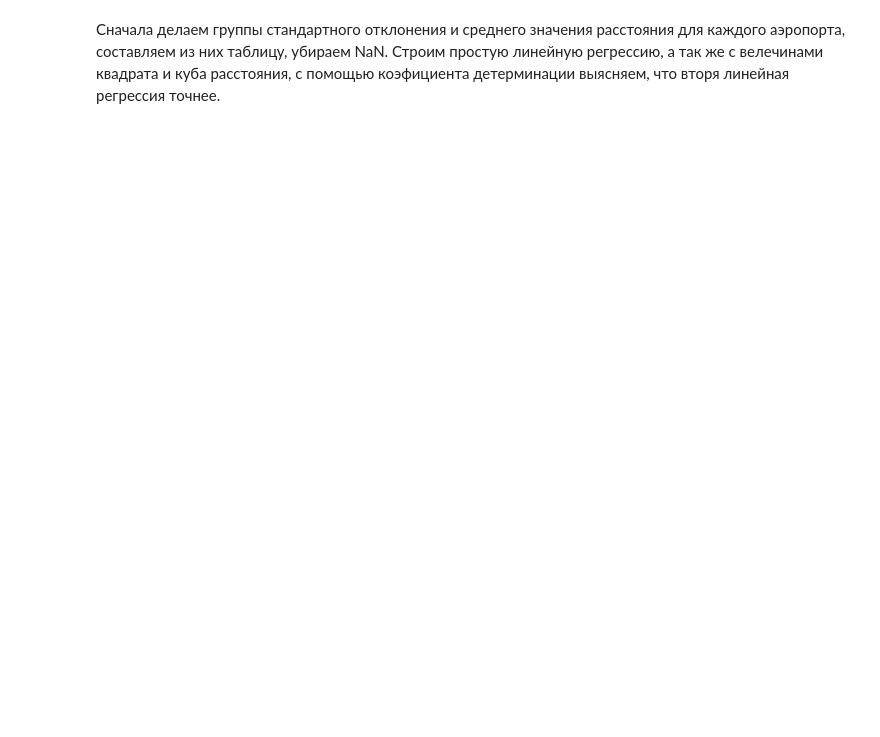
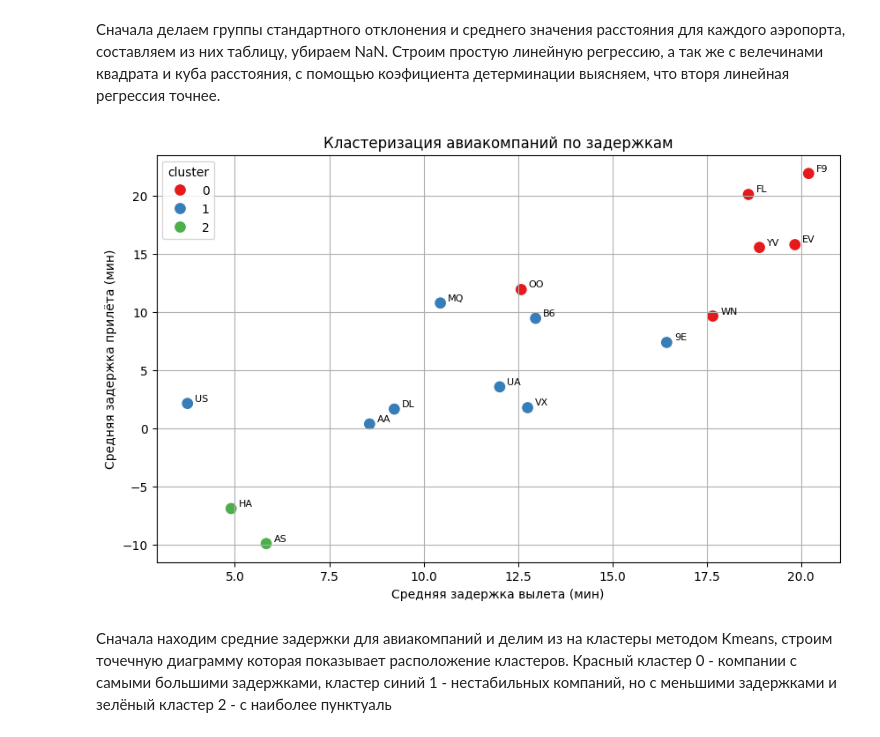
Before and after one commit to Stascute/Math_mfk_25, a Jupyter notebook: work.mfk.ipynb, the cells around one changed output. Cells and saved outputs as stored; diff of their text form; code cells hidden in the pictures; blank space fills up the shorter version.

```diff
--- a/work.mfk.ipynb
+++ b/work.mfk.ipynb
@@ -176,3 +128,38 @@ plt.show()
 Сначала делаем группы стандартного отклонения и среднего значения расстояния для каждого аэропорта, составляем из них таблицу,
 убираем NaN. Строим простую линейную регрессию, а так же с велечинами квадрата и куба расстояния, с помощью коэфициента детерминации выясняем,
 что вторя линейная регрессия точнее.
+# %%
+from sklearn.cluster import KMeans
+import seaborn as sns
+
+# 1. Группируем по авиакомпании и считаем средние задержки
+carrier_delays = FLIGHTS.groupby('carrier')[['dep_delay', 'arr_delay']].mean().reset_index()
+
+# 2. Применяем KMeans для кластеризации
+X = carrier_delays[['dep_delay', 'arr_delay']]
+kmeans = KMeans(n_clusters=3, random_state=42)
+carrier_delays['cluster'] = kmeans.fit_predict(X)
+
+
+# 4. Построим диаграмму
+plt.figure(figsize=(10, 6))
+sns.scatterplot(
+    data=carrier_delays,
+    x='dep_delay',
+    y='arr_delay',
+    hue='cluster',
+    palette='Set1',
+    s= 100
+)
+for i, row in carrier_delays.iterrows():
+    plt.text(row['dep_delay'] + 0.2, row['arr_delay'] + 0.2, row['carrier'], fontsize=8)
+
+plt.title('Кластеризация авиакомпаний по задержкам')
+plt.xlabel('Средняя задержка вылета (мин)')
+plt.ylabel('Средняя задержка прилёта (мин)')
+plt.grid(True)
+plt.show()
+# %% [output]
+[figure, added]
+# %% [markdown]
+Сначала находим средние задержки для авиакомпаний и делим из на кластеры методом Kmeans, строим точечную диаграмму которая показывает расположение кластеров. Красный кластер 0 - компании с самыми большими задержками, кластер синий 1 - нестабильных компаний, но с меньшими задержками и зелёный кластер 2 - с наиболее пунктуаль
```
Also changed, not shown: parts of 3 cells of this notebook.
